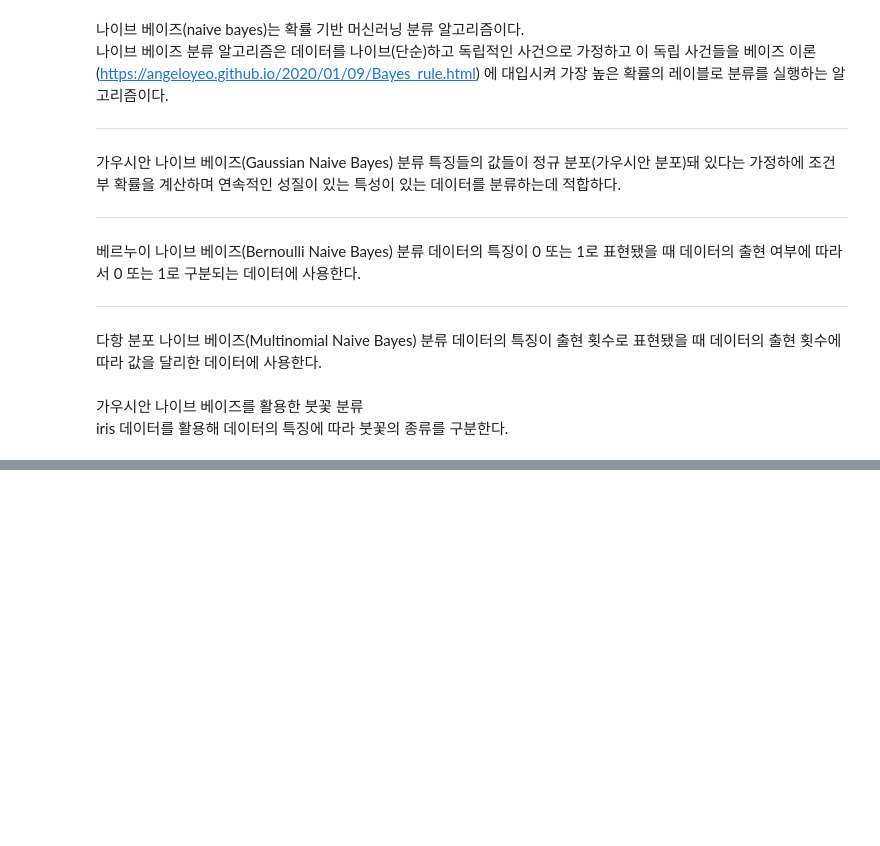
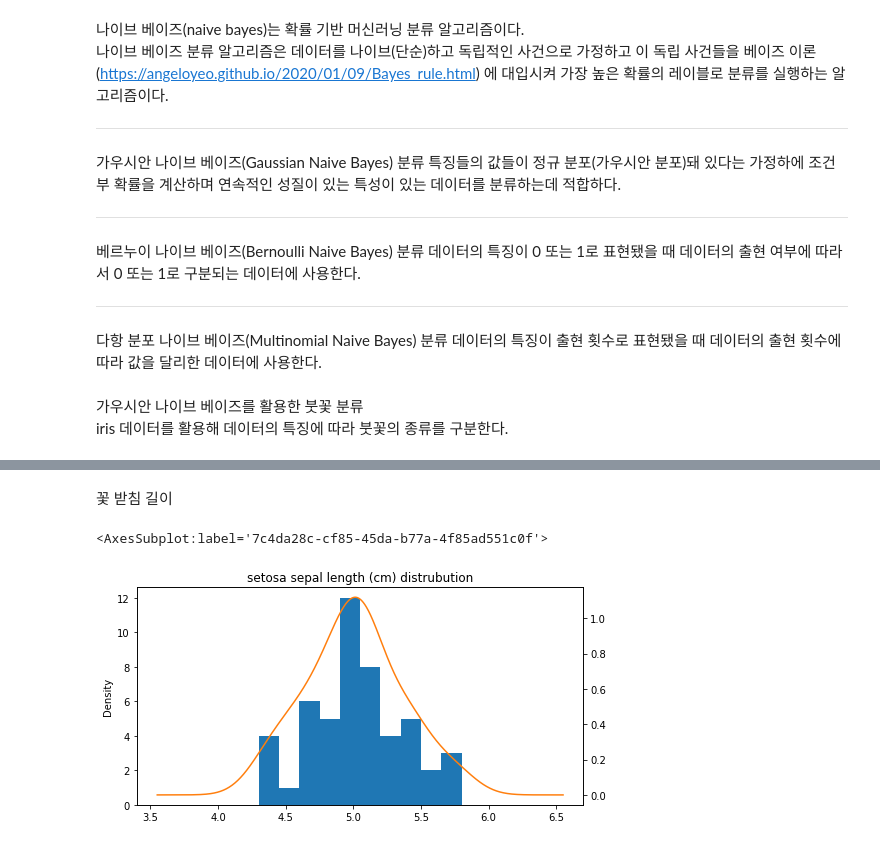
Before and after one commit to Ryujongwoo/kookgi_11gi, a Jupyter notebook: 20211118_105/37_Gaussian_Naive_Bayes_가우시안나이브베이즈.ipynb, the cells around one changed output, grey strips where cells are left out. Cells and saved outputs as stored; diff of their text form; code cells hidden in the pictures; blank space fills up the shorter version.

```diff
--- a/20211118_105/37_Gaussian_Naive_Bayes_가우시안나이브베이즈.ipynb
+++ b/20211118_105/37_Gaussian_Naive_Bayes_가우시안나이브베이즈.ipynb
@@ -35,0 +66,9 @@ df
+# %% [markdown]
+꽃 받침 길이
+# %%
+ax = setosa_df['sepal length (cm)'].plot(kind='hist')
+setosa_df['sepal length (cm)'].plot(kind='kde', ax=ax, secondary_y=True, title='setosa sepal length (cm) distrubution',
+                                    figsize=[8, 4])
+# %% [output]
+<AxesSubplot:label='7c4da28c-cf85-45da-b77a-4f85ad551c0f'>
+[figure, added]
```
Also changed, not shown: parts of 19 cells of this notebook, 2 other files.
